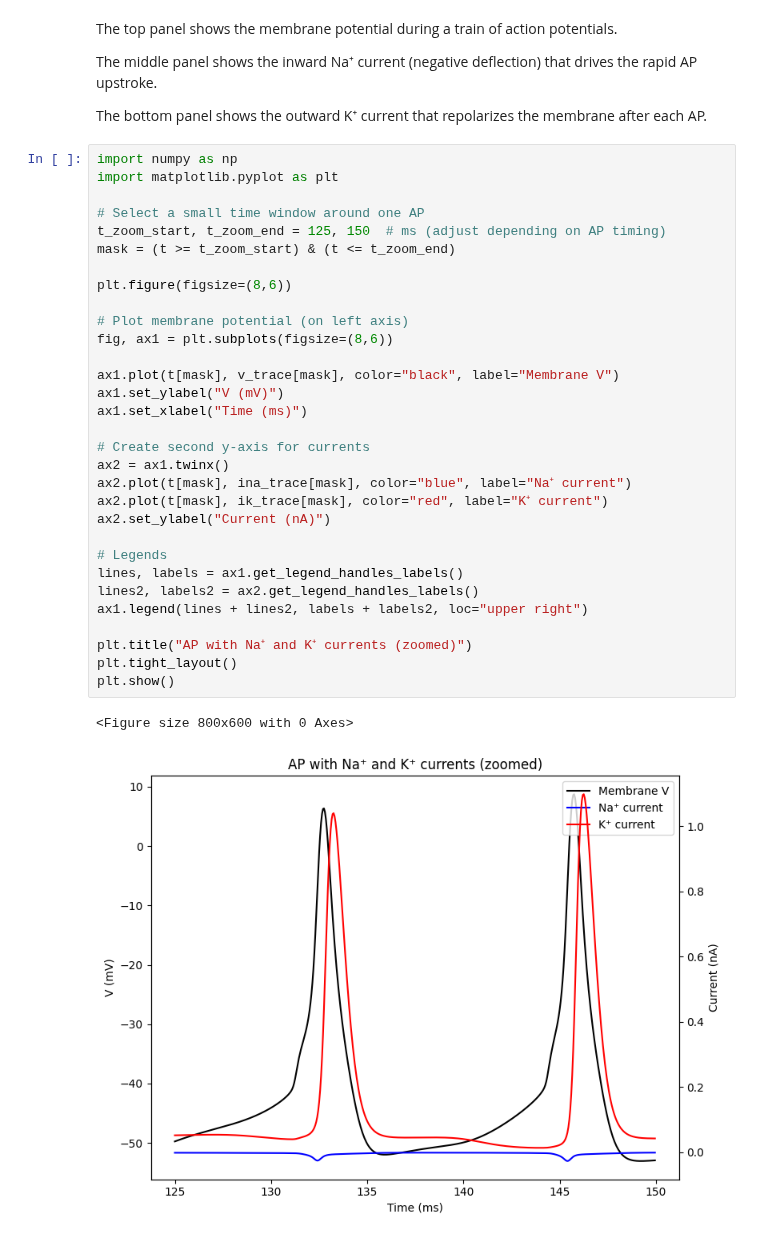
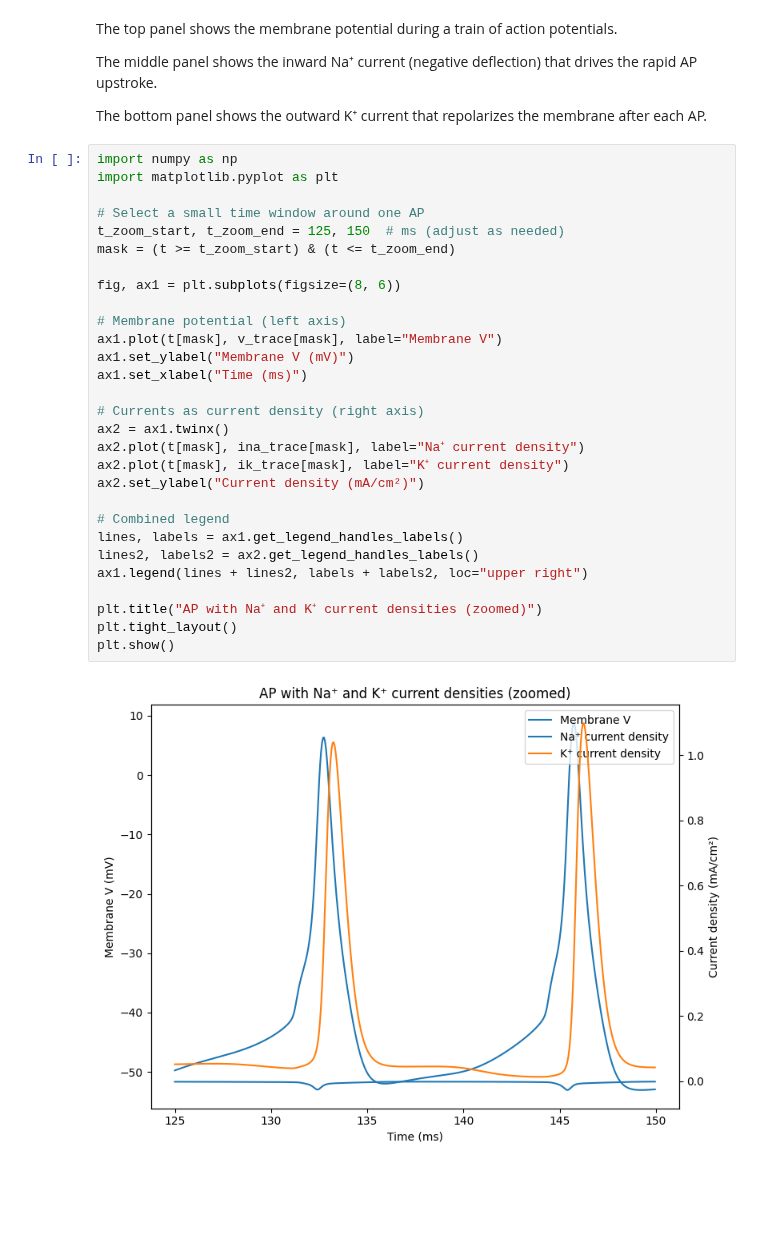
Before and after one commit to openbraininstitute/obi_platform_analysis_notebooks, a Jupyter notebook: Cellular/emodels/Na_K_recording/analysis_notebook.ipynb, the cells around one changed output. Saved outputs shown, nothing was run; the diff lists cells and outputs as text; blank space fills up the shorter version.

```diff
--- a/Cellular/emodels/Na_K_recording/analysis_notebook.ipynb
+++ b/Cellular/emodels/Na_K_recording/analysis_notebook.ipynb
@@ -205,34 +205,31 @@ The bottom panel shows the outward K⁺ current that repolarizes the membrane af
 # %%
 import numpy as np
 import matplotlib.pyplot as plt
 
 # Select a small time window around one AP
-t_zoom_start, t_zoom_end = 125, 150  # ms (adjust depending on AP timing)
+t_zoom_start, t_zoom_end = 125, 150  # ms (adjust as needed)
 mask = (t >= t_zoom_start) & (t <= t_zoom_end)
 
-plt.figure(figsize=(8,6))
+fig, ax1 = plt.subplots(figsize=(8, 6))
 
-# Plot membrane potential (on left axis)
-fig, ax1 = plt.subplots(figsize=(8,6))
-
-ax1.plot(t[mask], v_trace[mask], color="black", label="Membrane V")
-ax1.set_ylabel("V (mV)")
+# Membrane potential (left axis)
+ax1.plot(t[mask], v_trace[mask], label="Membrane V")
+ax1.set_ylabel("Membrane V (mV)")
 ax1.set_xlabel("Time (ms)")
 
-# Create second y-axis for currents
+# Currents as current density (right axis)
 ax2 = ax1.twinx()
-ax2.plot(t[mask], ina_trace[mask], color="blue", label="Na⁺ current")
-ax2.plot(t[mask], ik_trace[mask], color="red", label="K⁺ current")
-ax2.set_ylabel("Current (nA)")
+ax2.plot(t[mask], ina_trace[mask], label="Na⁺ current density")
+ax2.plot(t[mask], ik_trace[mask], label="K⁺ current density")
+ax2.set_ylabel("Current density (mA/cm²)")
 
-# Legends
+# Combined legend
 lines, labels = ax1.get_legend_handles_labels()
 lines2, labels2 = ax2.get_legend_handles_labels()
 ax1.legend(lines + lines2, labels + labels2, loc="upper right")
 
-plt.title("AP with Na⁺ and K⁺ currents (zoomed)")
+plt.title("AP with Na⁺ and K⁺ current densities (zoomed)")
 plt.tight_layout()
 plt.show()
 # %% [output]
-<Figure size 800x600 with 0 Axes>
-[figure, old version]
+[figure, new version]
```
Also changed, not shown: parts of 1 cell of this notebook.
